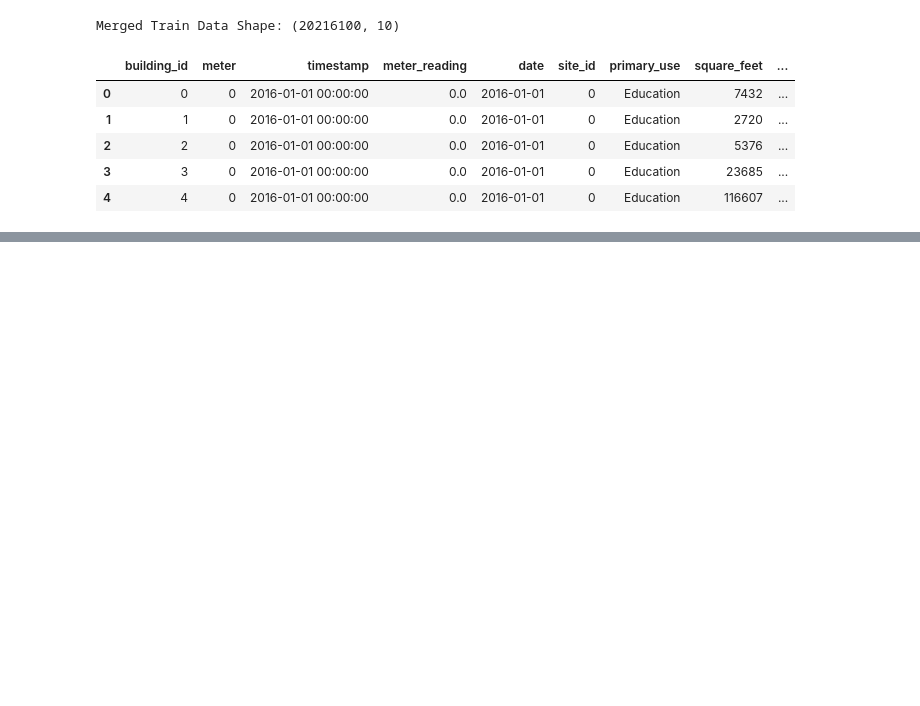
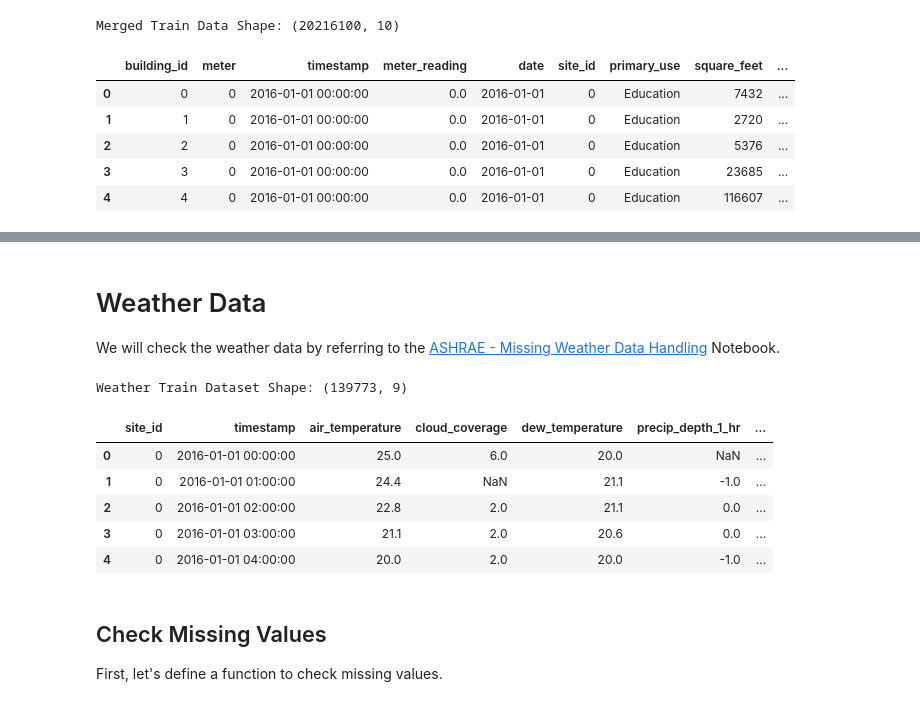
Before and after one commit to SSANGMAN/ASHRAE-, a Jupyter notebook: ASHRAE EDA.ipynb, the cells around one changed output, grey strips where cells are left out. Saved outputs shown, nothing was run; the diff lists cells and outputs as text; code cells hidden in the pictures; blank space fills up the shorter version.

```diff
--- a/ASHRAE EDA.ipynb
+++ b/ASHRAE EDA.ipynb
@@ -365,0 +416,19 @@ plt.show()
+# %% [markdown]
+# Weather Data
+We will check the weather data by referring to the [ASHRAE - Missing Weather Data Handling](https://www.kaggle.com/aitude/ashrae-missing-weather-data-handling) Notebook.
+# %%
+weather_train = pd.read_csv('../input/ashrae-energy-prediction/weather_train.csv')
+# %%
+print("Weather Train Dataset Shape:", weather_train.shape)
+weather_train.head()
+# %% [output]
+Weather Train Dataset Shape: (139773, 9)
+|  | site_id | timestamp | air_temperature | cloud_coverage | dew_temperature | precip_depth_1_hr | ... |
+| 0 | 0 | 2016-01-01 00:00:00 | 25.0 | 6.0 | 20.0 | NaN | ... |
+| 1 | 0 | 2016-01-01 01:00:00 | 24.4 | NaN | 21.1 | -1.0 | ... |
+| 2 | 0 | 2016-01-01 02:00:00 | 22.8 | 2.0 | 21.1 | 0.0 | ... |
+| 3 | 0 | 2016-01-01 03:00:00 | 21.1 | 2.0 | 20.6 | 0.0 | ... |
+| 4 | 0 | 2016-01-01 04:00:00 | 20.0 | 2.0 | 20.0 | -1.0 | ... |
+# %% [markdown]
+## Check Missing Values
+First, let's define a function to check missing values.
```
Also changed, not shown: parts of 28 cells of this notebook.
